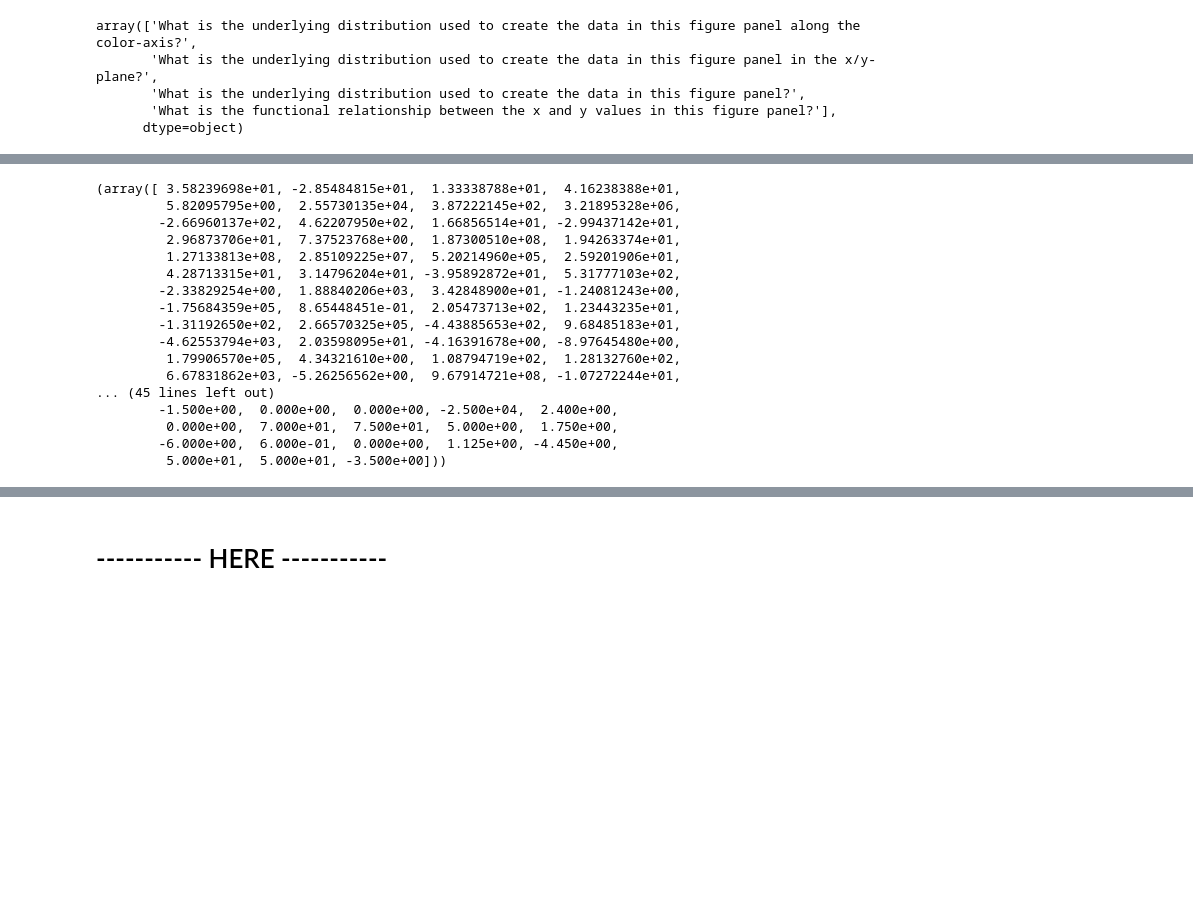
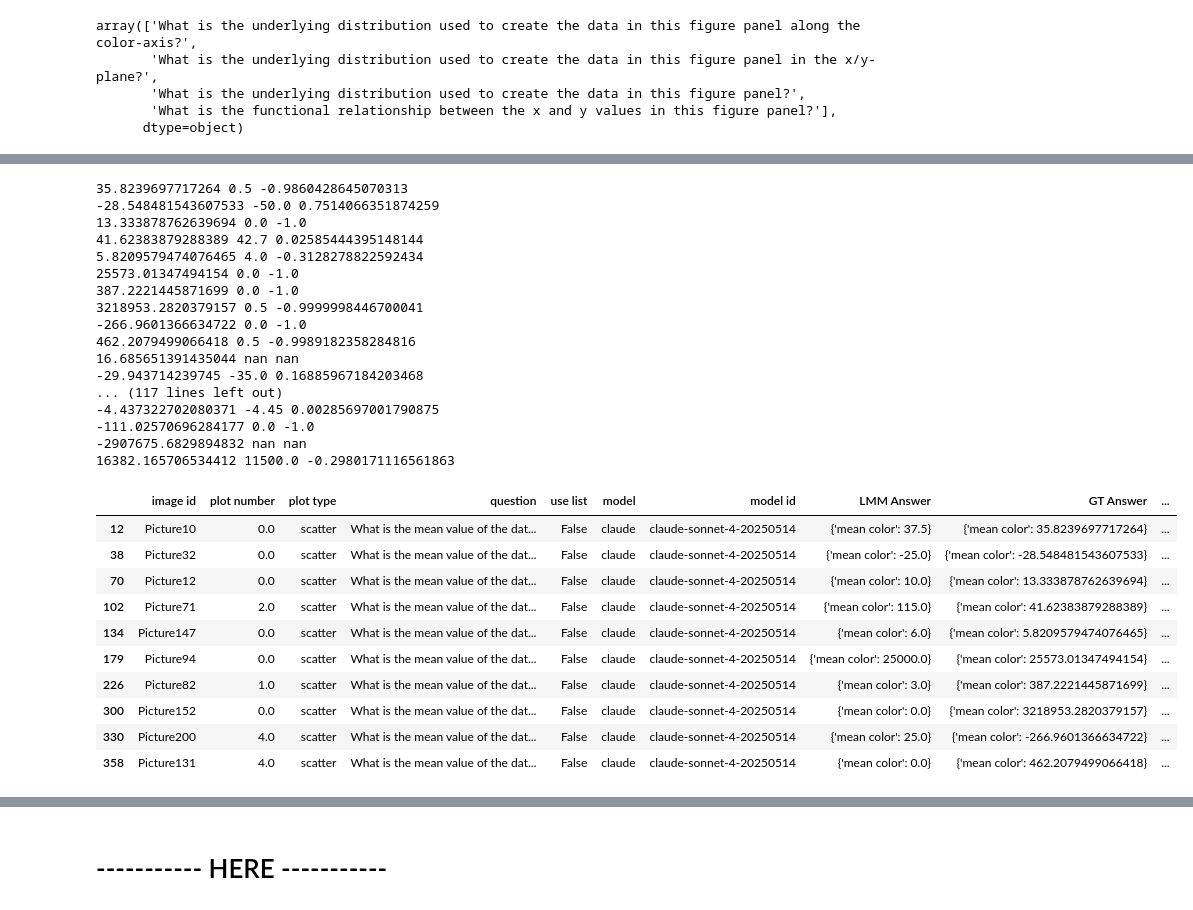
Before and after one commit to ReadingTimeMachine/LLM_VQA_MultiPanel, a Jupyter notebook: parse_lmm_outputs_to_kdes.ipynb, the cells around one changed output, grey strips where cells are left out. Cells and saved outputs as stored; diff of their text form; code cells hidden in the pictures; blank space fills up the shorter version.

```diff
--- a/parse_lmm_outputs_to_kdes.ipynb
+++ b/parse_lmm_outputs_to_kdes.ipynb
@@ -760,20 +854,35 @@ SystemExit:
 # %%
-gt, lmm
+for g,l,d in zip(gt, lmm, (lmm-gt)/gt):
+    print(g,l,d)
 # %% [output]
-(array([ 3.58239698e+01, -2.85484815e+01,  1.33338788e+01,  4.16238388e+01,
-         5.82095795e+00,  2.55730135e+04,  3.87222145e+02,  3.21895328e+06,
-        -2.66960137e+02,  4.62207950e+02,  1.66856514e+01, -2.99437142e+01,
-         2.96873706e+01,  7.37523768e+00,  1.87300510e+08,  1.94263374e+01,
-         1.27133813e+08,  2.85109225e+07,  5.20214960e+05,  2.59201906e+01,
-         4.28713315e+01,  3.14796204e+01, -3.95892872e+01,  5.31777103e+02,
-        -2.33829254e+00,  1.88840206e+03,  3.42848900e+01, -1.24081243e+00,
-        -1.75684359e+05,  8.65448451e-01,  2.05473713e+02,  1.23443235e+01,
-        -1.31192650e+02,  2.66570325e+05, -4.43885653e+02,  9.68485183e+01,
-        -4.62553794e+03,  2.03598095e+01, -4.16391678e+00, -8.97645480e+00,
-         1.79906570e+05,  4.34321610e+00,  1.08794719e+02,  1.28132760e+02,
-         6.67831862e+03, -5.26256562e+00,  9.67914721e+08, -1.07272244e+01,
-... (45 lines left out)
-        -1.500e+00,  0.000e+00,  0.000e+00, -2.500e+04,  2.400e+00,
-         0.000e+00,  7.000e+01,  7.500e+01,  5.000e+00,  1.750e+00,
-        -6.000e+00,  6.000e-01,  0.000e+00,  1.125e+00, -4.450e+00,
-         5.000e+01,  5.000e+01, -3.500e+00]))
+35.8239697717264 0.5 -0.9860428645070313
+-28.548481543607533 -50.0 0.7514066351874259
+13.333878762639694 0.0 -1.0
+41.62383879288389 42.7 0.02585444395148144
+5.8209579474076465 4.0 -0.3128278822592434
+25573.01347494154 0.0 -1.0
+387.2221445871699 0.0 -1.0
+3218953.2820379157 0.5 -0.9999998446700041
+-266.9601366634722 0.0 -1.0
+462.2079499066418 0.5 -0.9989182358284816
+16.685651391435044 nan nan
+-29.943714239745 -35.0 0.16885967184203468
+... (117 lines left out)
+-4.437322702080371 -4.45 0.00285697001790875
+-111.02570696284177 0.0 -1.0
+-2907675.6829894832 nan nan
+16382.165706534412 11500.0 -0.2980171116561863
+# %%
+dfsub.head(n=10)
+# %% [output]
+|  | image id | plot number | plot type | question | use list | model | model id | LMM Answer | GT Answer | ... |
+| 12 | Picture10 | 0.0 | scatter | What is the mean value of the dat... | False | claude | claude-sonnet-4-20250514 | {'mean color': 37.5} | {'mean color': 35.8239697717264} | ... |
+| 38 | Picture32 | 0.0 | scatter | What is the mean value of the dat... | False | claude | claude-sonnet-4-20250514 | {'mean color': -25.0} | {'mean color': -28.548481543607533} | ... |
+| 70 | Picture12 | 0.0 | scatter | What is the mean value of the dat... | False | claude | claude-sonnet-4-20250514 | {'mean color': 10.0} | {'mean color': 13.333878762639694} | ... |
+| 102 | Picture71 | 2.0 | scatter | What is the mean value of the dat... | False | claude | claude-sonnet-4-20250514 | {'mean color': 115.0} | {'mean color': 41.62383879288389} | ... |
+| 134 | Picture147 | 0.0 | scatter | What is the mean value of the dat... | False | claude | claude-sonnet-4-20250514 | {'mean color': 6.0} | {'mean color': 5.8209579474076465} | ... |
+| 179 | Picture94 | 0.0 | scatter | What is the mean value of the dat... | False | claude | claude-sonnet-4-20250514 | {'mean color': 25000.0} | {'mean color': 25573.01347494154} | ... |
+| 226 | Picture82 | 1.0 | scatter | What is the mean value of the dat... | False | claude | claude-sonnet-4-20250514 | {'mean color': 3.0} | {'mean color': 387.2221445871699} | ... |
+| 300 | Picture152 | 0.0 | scatter | What is the mean value of the dat... | False | claude | claude-sonnet-4-20250514 | {'mean color': 0.0} | {'mean color': 3218953.2820379157} | ... |
+| 330 | Picture200 | 4.0 | scatter | What is the mean value of the dat... | False | claude | claude-sonnet-4-20250514 | {'mean color': 25.0} | {'mean color': -266.9601366634722} | ... |
+| 358 | Picture131 | 4.0 | scatter | What is the mean value of the dat... | False | claude | claude-sonnet-4-20250514 | {'mean color': 0.0} | {'mean color': 462.2079499066418} | ... |
```
Also changed, not shown: parts of 13 cells of this notebook.
